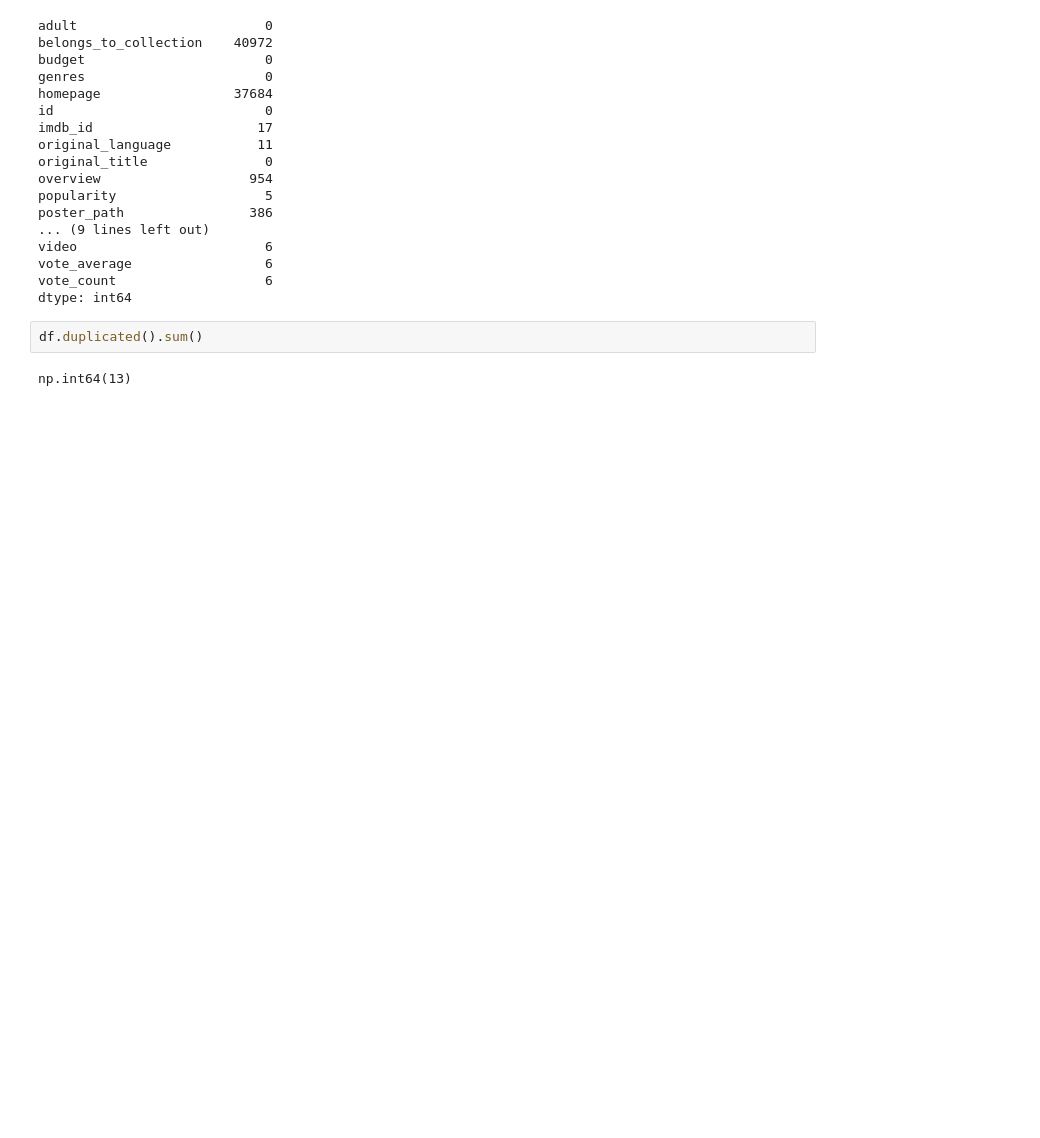
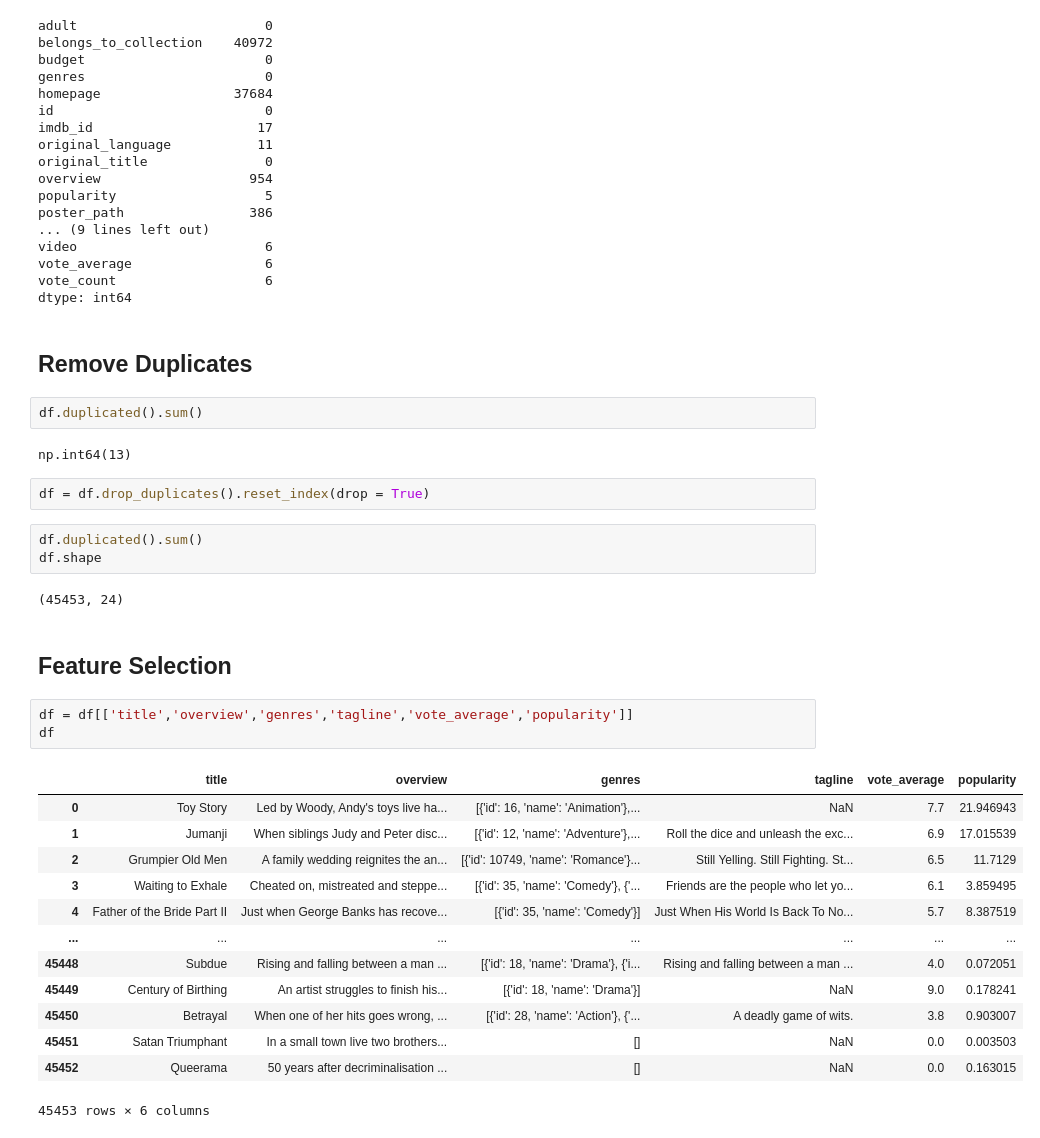
Before and after one commit to Supercoder2005/Movie-Recommendation-System, a Jupyter notebook: movieRecommender.ipynb, the cells around one changed output. Saved outputs shown, nothing was run; the diff lists cells and outputs as text; blank space fills up the shorter version.

```diff
--- a/movieRecommender.ipynb
+++ b/movieRecommender.ipynb
@@ -91,7 +91,35 @@ video                        6
 vote_average                 6
 vote_count                   6
 dtype: int64
+# %% [markdown]
+## Remove Duplicates
 # %%
 df.duplicated().sum()
 # %% [output]
 np.int64(13)
+# %%
+df = df.drop_duplicates().reset_index(drop = True)
+# %%
+df.duplicated().sum()
+df.shape
+# %% [output]
+(45453, 24)
+# %% [markdown]
+## Feature Selection
+# %%
+df = df[['title','overview','genres','tagline','vote_average','popularity']]
+df
+# %% [output]
+|  | title | overview | genres | tagline | vote_average | popularity |
+| 0 | Toy Story | Led by Woody, Andy's toys live ha... | [{'id': 16, 'name': 'Animation'},... | NaN | 7.7 | 21.946943 |
+| 1 | Jumanji | When siblings Judy and Peter disc... | [{'id': 12, 'name': 'Adventure'},... | Roll the dice and unleash the exc... | 6.9 | 17.015539 |
+| 2 | Grumpier Old Men | A family wedding reignites the an... | [{'id': 10749, 'name': 'Romance'}... | Still Yelling. Still Fighting. St... | 6.5 | 11.7129 |
+| 3 | Waiting to Exhale | Cheated on, mistreated and steppe... | [{'id': 35, 'name': 'Comedy'}, {'... | Friends are the people who let yo... | 6.1 | 3.859495 |
+| 4 | Father of the Bride Part II | Just when George Banks has recove... | [{'id': 35, 'name': 'Comedy'}] | Just When His World Is Back To No... | 5.7 | 8.387519 |
+| ... | ... | ... | ... | ... | ... | ... |
+| 45448 | Subdue | Rising and falling between a man ... | [{'id': 18, 'name': 'Drama'}, {'i... | Rising and falling between a man ... | 4.0 | 0.072051 |
+| 45449 | Century of Birthing | An artist struggles to finish his... | [{'id': 18, 'name': 'Drama'}] | NaN | 9.0 | 0.178241 |
+| 45450 | Betrayal | When one of her hits goes wrong, ... | [{'id': 28, 'name': 'Action'}, {'... | A deadly game of wits. | 3.8 | 0.903007 |
+| 45451 | Satan Triumphant | In a small town live two brothers... | [] | NaN | 0.0 | 0.003503 |
+| 45452 | Queerama | 50 years after decriminalisation ... | [] | NaN | 0.0 | 0.163015 |
+45453 rows × 6 columns
```
Also changed, not shown: parts of 15 cells of this notebook.
